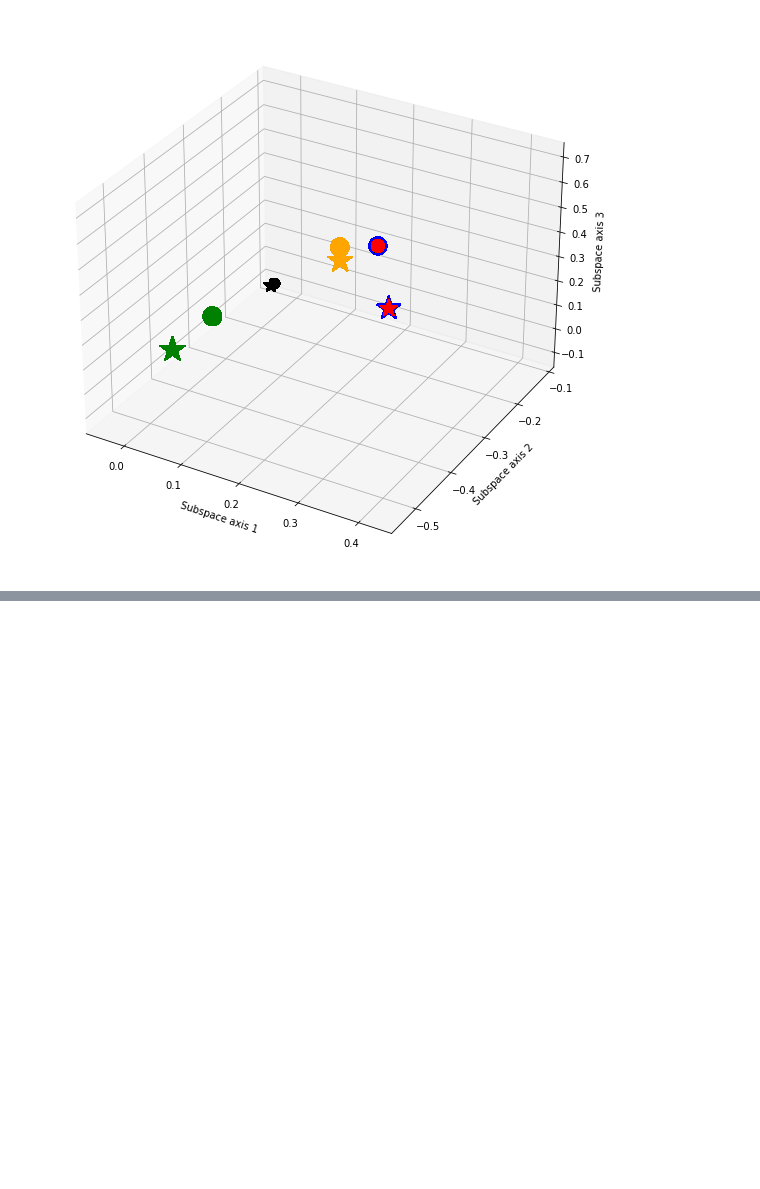
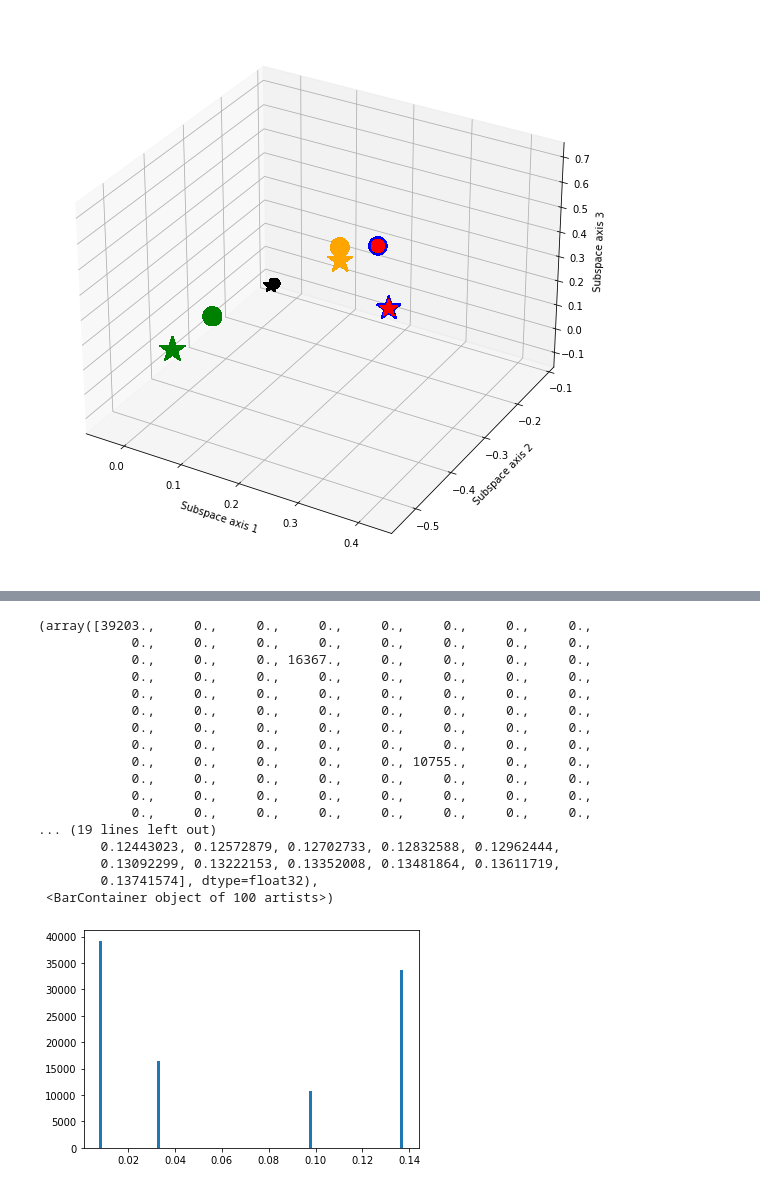
Before and after one commit to saumitrd92/KoopmanbasedSoftAlife, a Jupyter notebook: GOL/Result_Analysis.ipynb, the cells around one changed output, grey strips where cells are left out. Saved outputs shown, nothing was run; the diff lists cells and outputs as text; code cells hidden in the pictures; blank space fills up the shorter version.

```diff
--- a/GOL/Result_Analysis.ipynb
+++ b/GOL/Result_Analysis.ipynb
@@ -312,0 +160,6 @@ plt.plot(l)
+# %%
+dist = []
+for i in range(encoded_info.shape[0]):
+    circ = np.array((encoded_info[i,0],encoded_info[i,1],encoded_info[i,3]))
+    star = np.array((mypostkoopmanencoded_info[i,0],mypostkoopmanencoded_info[i,1],mypostkoopmanencoded_info[i,3]))
+    dist.append(np.linalg.norm(star - circ))
@@ -312,0 +186,21 @@ plt.plot(l)
+# %%
+plt.hist(dist,bins=100)
+# %% [output]
+(array([39203.,     0.,     0.,     0.,     0.,     0.,     0.,     0.,
+            0.,     0.,     0.,     0.,     0.,     0.,     0.,     0.,
+            0.,     0.,     0., 16367.,     0.,     0.,     0.,     0.,
+            0.,     0.,     0.,     0.,     0.,     0.,     0.,     0.,
+            0.,     0.,     0.,     0.,     0.,     0.,     0.,     0.,
+            0.,     0.,     0.,     0.,     0.,     0.,     0.,     0.,
+            0.,     0.,     0.,     0.,     0.,     0.,     0.,     0.,
+            0.,     0.,     0.,     0.,     0.,     0.,     0.,     0.,
+            0.,     0.,     0.,     0.,     0., 10755.,     0.,     0.,
+            0.,     0.,     0.,     0.,     0.,     0.,     0.,     0.,
+            0.,     0.,     0.,     0.,     0.,     0.,     0.,     0.,
+            0.,     0.,     0.,     0.,     0.,     0.,     0.,     0.,
+... (19 lines left out)
+        0.12443023, 0.12572879, 0.12702733, 0.12832588, 0.12962444,
+        0.13092299, 0.13222153, 0.13352008, 0.13481864, 0.13611719,
+        0.13741574], dtype=float32),
+ <BarContainer object of 100 artists>)
+[figure, added]
```
Also changed, not shown: parts of 9 cells of this notebook, 1 other file.
